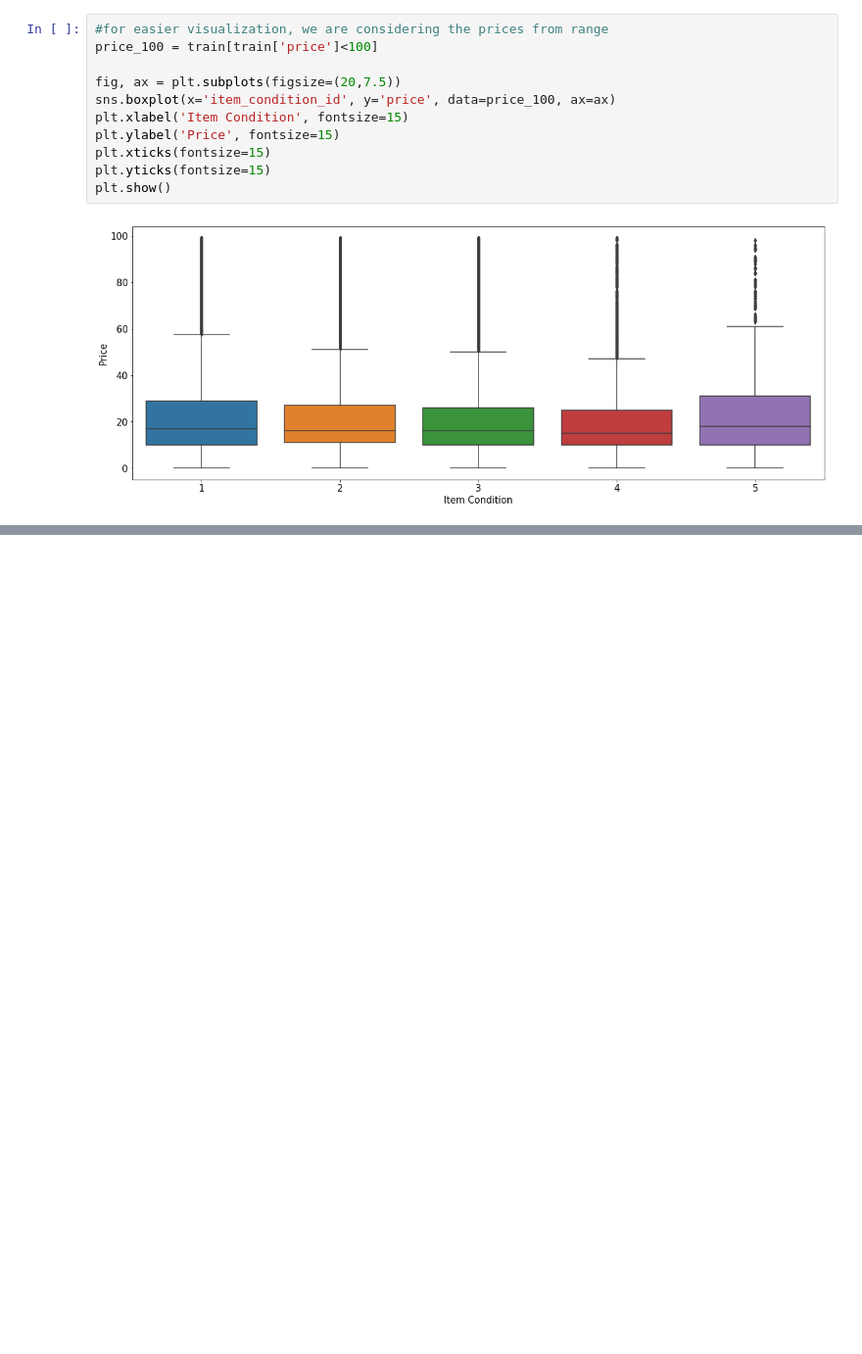
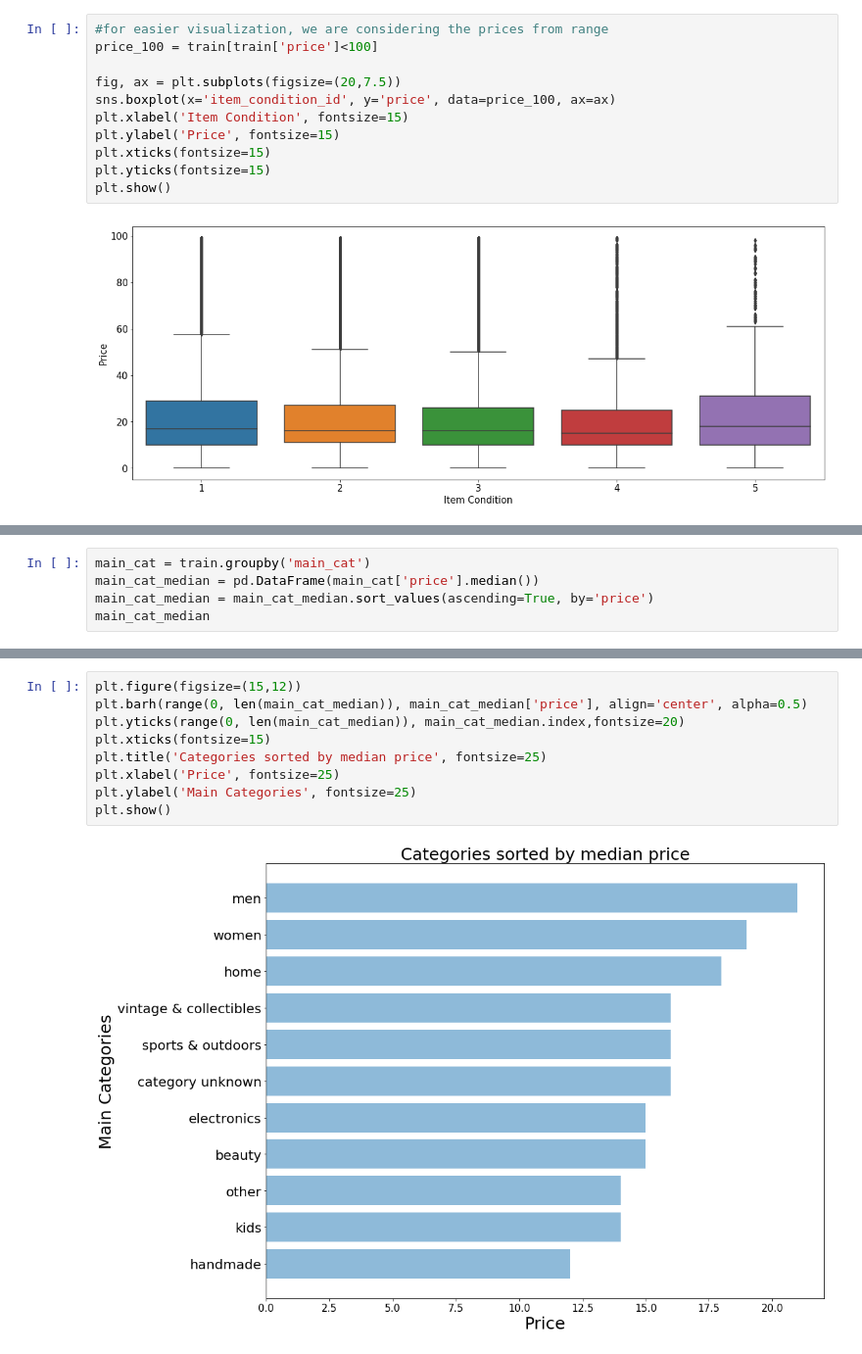
Before and after one commit to Sparrowan/Mercari-price-prediction, a Jupyter notebook: Mercari_Price_Prediction.ipynb, the cells around one changed output, grey strips where cells are left out. Shown at 98% size. Saved outputs shown, nothing was run; the diff lists cells and outputs as text; blank space fills up the shorter version.

```diff
--- a/Mercari_Price_Prediction.ipynb
+++ b/Mercari_Price_Prediction.ipynb
@@ -222,0 +347,5 @@ plt.show()
+# %%
+main_cat = train.groupby('main_cat')
+main_cat_median = pd.DataFrame(main_cat['price'].median())
+main_cat_median = main_cat_median.sort_values(ascending=True, by='price')
+main_cat_median
@@ -222,0 +366,11 @@ plt.show()
+# %%
+plt.figure(figsize=(15,12))
+plt.barh(range(0, len(main_cat_median)), main_cat_median['price'], align='center', alpha=0.5)
+plt.yticks(range(0, len(main_cat_median)), main_cat_median.index,fontsize=20)
+plt.xticks(fontsize=15)
+plt.title('Categories sorted by median price', fontsize=25)
+plt.xlabel('Price', fontsize=25)
+plt.ylabel('Main Categories', fontsize=25)
+plt.show()
+# %% [output]
+[figure, added]
```
Also changed, not shown: parts of 14 cells of this notebook.
